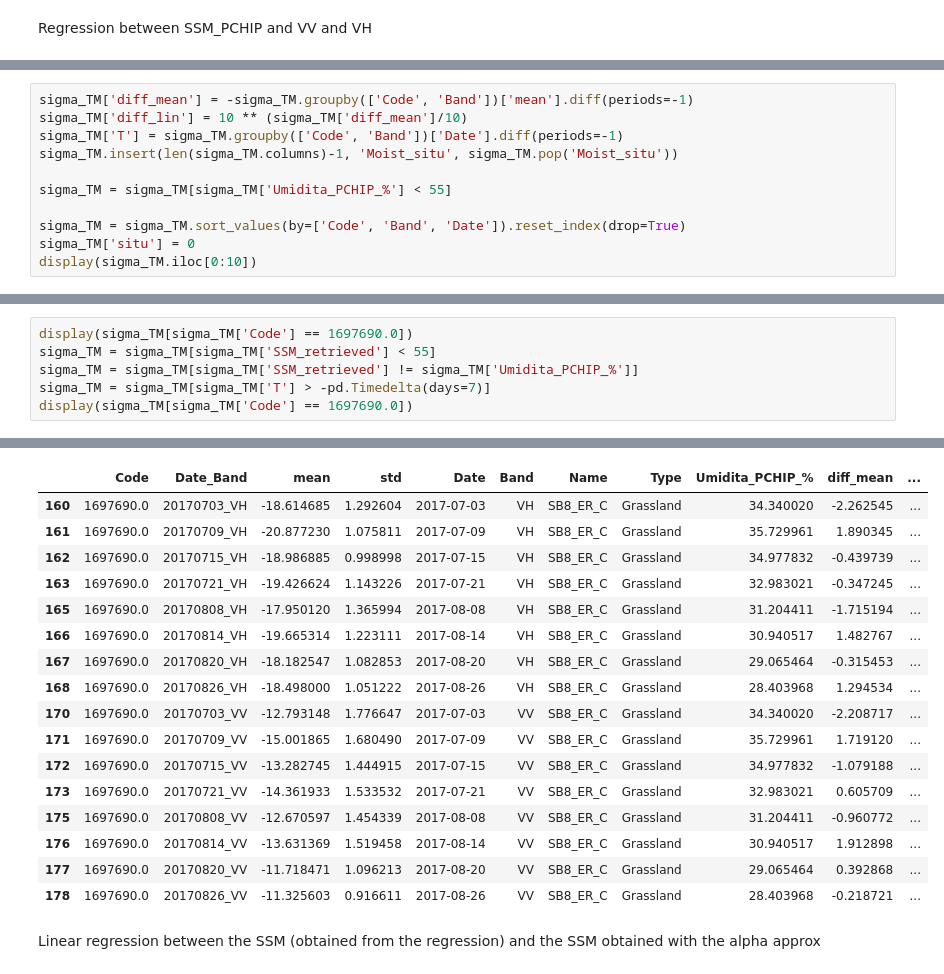
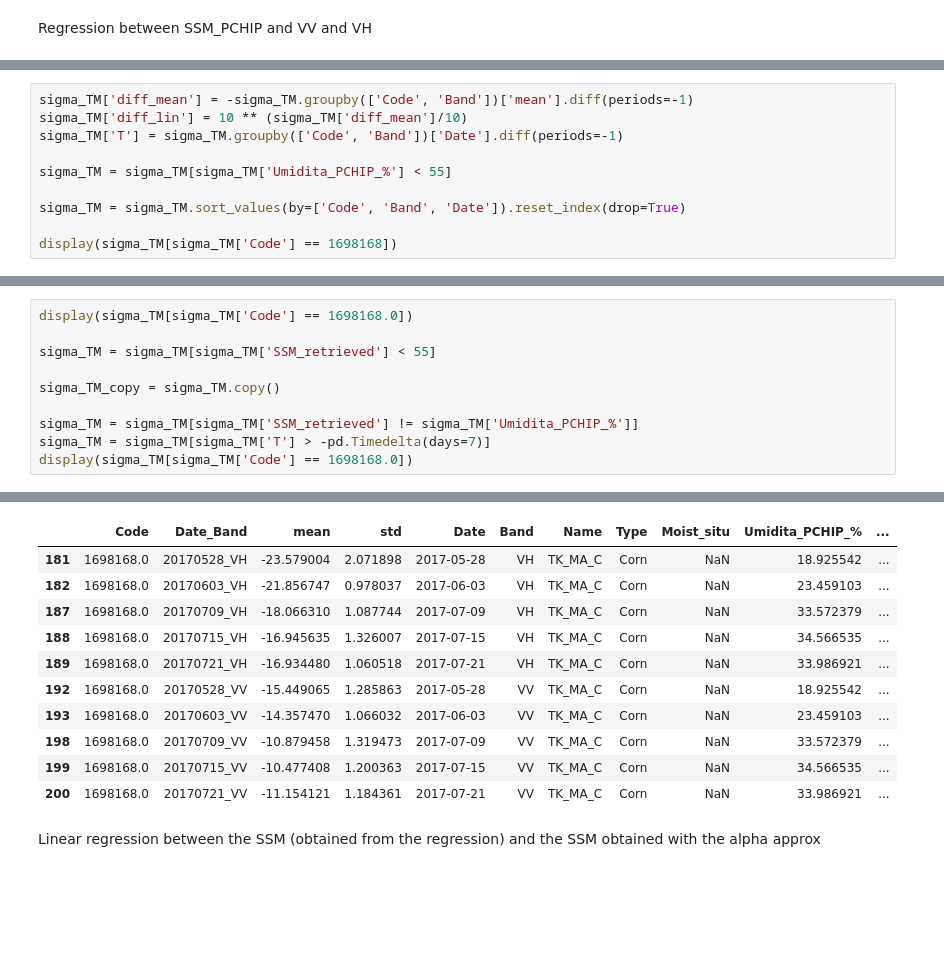
Before and after one commit to cFr4nk/Tesi_SAR_Analysis, a Jupyter notebook: moist_interpol.ipynb, the cells around one changed output, grey strips where cells are left out. Cells and saved outputs as stored; diff of their text form; blank space fills up the shorter version.

```diff
--- a/moist_interpol.ipynb
+++ b/moist_interpol.ipynb
@@ -197,11 +215,10 @@ display(df_statistiche_VV)
 sigma_TM['diff_mean'] = -sigma_TM.groupby(['Code', 'Band'])['mean'].diff(periods=-1)
 sigma_TM['diff_lin'] = 10 ** (sigma_TM['diff_mean']/10)
 sigma_TM['T'] = sigma_TM.groupby(['Code', 'Band'])['Date'].diff(periods=-1)
-sigma_TM.insert(len(sigma_TM.columns)-1, 'Moist_situ', sigma_TM.pop('Moist_situ'))
 
 sigma_TM = sigma_TM[sigma_TM['Umidita_PCHIP_%'] < 55]
 
 sigma_TM = sigma_TM.sort_values(by=['Code', 'Band', 'Date']).reset_index(drop=True)
-sigma_TM['situ'] = 0
-display(sigma_TM.iloc[0:10])
+
+display(sigma_TM[sigma_TM['Code'] == 1698168])
 # %% [output]
@@ -252,9 +277,13 @@ for name, group in grouped:
 
     sigma_TM.loc[group.index, 'SSM_retrieved'] = risultato
 # %%
-display(sigma_TM[sigma_TM['Code'] == 1697690.0])
+display(sigma_TM[sigma_TM['Code'] == 1698168.0])
+
 sigma_TM = sigma_TM[sigma_TM['SSM_retrieved'] < 55]
+
+sigma_TM_copy = sigma_TM.copy()
+
 sigma_TM = sigma_TM[sigma_TM['SSM_retrieved'] != sigma_TM['Umidita_PCHIP_%']]
 sigma_TM = sigma_TM[sigma_TM['T'] > -pd.Timedelta(days=7)]
-display(sigma_TM[sigma_TM['Code'] == 1697690.0])
+display(sigma_TM[sigma_TM['Code'] == 1698168.0])
 # %% [output]
@@ -278,20 +307,14 @@ display(sigma_TM[sigma_TM['Code'] == 1697690.0])
-|  | Code | Date_Band | mean | std | Date | Band | Name | Type | Umidita_PCHIP_% | diff_mean | ... |
-| 160 | 1697690.0 | 20170703_VH | -18.614685 | 1.292604 | 2017-07-03 | VH | SB8_ER_C | Grassland | 34.340020 | -2.262545 | ... |
-| 161 | 1697690.0 | 20170709_VH | -20.877230 | 1.075811 | 2017-07-09 | VH | SB8_ER_C | Grassland | 35.729961 | 1.890345 | ... |
-| 162 | 1697690.0 | 20170715_VH | -18.986885 | 0.998998 | 2017-07-15 | VH | SB8_ER_C | Grassland | 34.977832 | -0.439739 | ... |
-| 163 | 1697690.0 | 20170721_VH | -19.426624 | 1.143226 | 2017-07-21 | VH | SB8_ER_C | Grassland | 32.983021 | -0.347245 | ... |
-| 165 | 1697690.0 | 20170808_VH | -17.950120 | 1.365994 | 2017-08-08 | VH | SB8_ER_C | Grassland | 31.204411 | -1.715194 | ... |
-| 166 | 1697690.0 | 20170814_VH | -19.665314 | 1.223111 | 2017-08-14 | VH | SB8_ER_C | Grassland | 30.940517 | 1.482767 | ... |
-| 167 | 1697690.0 | 20170820_VH | -18.182547 | 1.082853 | 2017-08-20 | VH | SB8_ER_C | Grassland | 29.065464 | -0.315453 | ... |
-| 168 | 1697690.0 | 20170826_VH | -18.498000 | 1.051222 | 2017-08-26 | VH | SB8_ER_C | Grassland | 28.403968 | 1.294534 | ... |
-| 170 | 1697690.0 | 20170703_VV | -12.793148 | 1.776647 | 2017-07-03 | VV | SB8_ER_C | Grassland | 34.340020 | -2.208717 | ... |
-| 171 | 1697690.0 | 20170709_VV | -15.001865 | 1.680490 | 2017-07-09 | VV | SB8_ER_C | Grassland | 35.729961 | 1.719120 | ... |
-| 172 | 1697690.0 | 20170715_VV | -13.282745 | 1.444915 | 2017-07-15 | VV | SB8_ER_C | Grassland | 34.977832 | -1.079188 | ... |
-| 173 | 1697690.0 | 20170721_VV | -14.361933 | 1.533532 | 2017-07-21 | VV | SB8_ER_C | Grassland | 32.983021 | 0.605709 | ... |
-| 175 | 1697690.0 | 20170808_VV | -12.670597 | 1.454339 | 2017-08-08 | VV | SB8_ER_C | Grassland | 31.204411 | -0.960772 | ... |
-| 176 | 1697690.0 | 20170814_VV | -13.631369 | 1.519458 | 2017-08-14 | VV | SB8_ER_C | Grassland | 30.940517 | 1.912898 | ... |
-| 177 | 1697690.0 | 20170820_VV | -11.718471 | 1.096213 | 2017-08-20 | VV | SB8_ER_C | Grassland | 29.065464 | 0.392868 | ... |
-| 178 | 1697690.0 | 20170826_VV | -11.325603 | 0.916611 | 2017-08-26 | VV | SB8_ER_C | Grassland | 28.403968 | -0.218721 | ... |
+|  | Code | Date_Band | mean | std | Date | Band | Name | Type | Moist_situ | Umidita_PCHIP_% | ... |
+| 181 | 1698168.0 | 20170528_VH | -23.579004 | 2.071898 | 2017-05-28 | VH | TK_MA_C | Corn | NaN | 18.925542 | ... |
+| 182 | 1698168.0 | 20170603_VH | -21.856747 | 0.978037 | 2017-06-03 | VH | TK_MA_C | Corn | NaN | 23.459103 | ... |
+| 187 | 1698168.0 | 20170709_VH | -18.066310 | 1.087744 | 2017-07-09 | VH | TK_MA_C | Corn | NaN | 33.572379 | ... |
+| 188 | 1698168.0 | 20170715_VH | -16.945635 | 1.326007 | 2017-07-15 | VH | TK_MA_C | Corn | NaN | 34.566535 | ... |
+| 189 | 1698168.0 | 20170721_VH | -16.934480 | 1.060518 | 2017-07-21 | VH | TK_MA_C | Corn | NaN | 33.986921 | ... |
+| 192 | 1698168.0 | 20170528_VV | -15.449065 | 1.285863 | 2017-05-28 | VV | TK_MA_C | Corn | NaN | 18.925542 | ... |
+| 193 | 1698168.0 | 20170603_VV | -14.357470 | 1.066032 | 2017-06-03 | VV | TK_MA_C | Corn | NaN | 23.459103 | ... |
+| 198 | 1698168.0 | 20170709_VV | -10.879458 | 1.319473 | 2017-07-09 | VV | TK_MA_C | Corn | NaN | 33.572379 | ... |
+| 199 | 1698168.0 | 20170715_VV | -10.477408 | 1.200363 | 2017-07-15 | VV | TK_MA_C | Corn | NaN | 34.566535 | ... |
+| 200 | 1698168.0 | 20170721_VV | -11.154121 | 1.184361 | 2017-07-21 | VV | TK_MA_C | Corn | NaN | 33.986921 | ... |
 # %% [markdown]
 Linear regression between the SSM (obtained from the regression) and the SSM obtained with the alpha approx
 # %%
```
Also changed, not shown: parts of 21 cells of this notebook, 8 other files.
